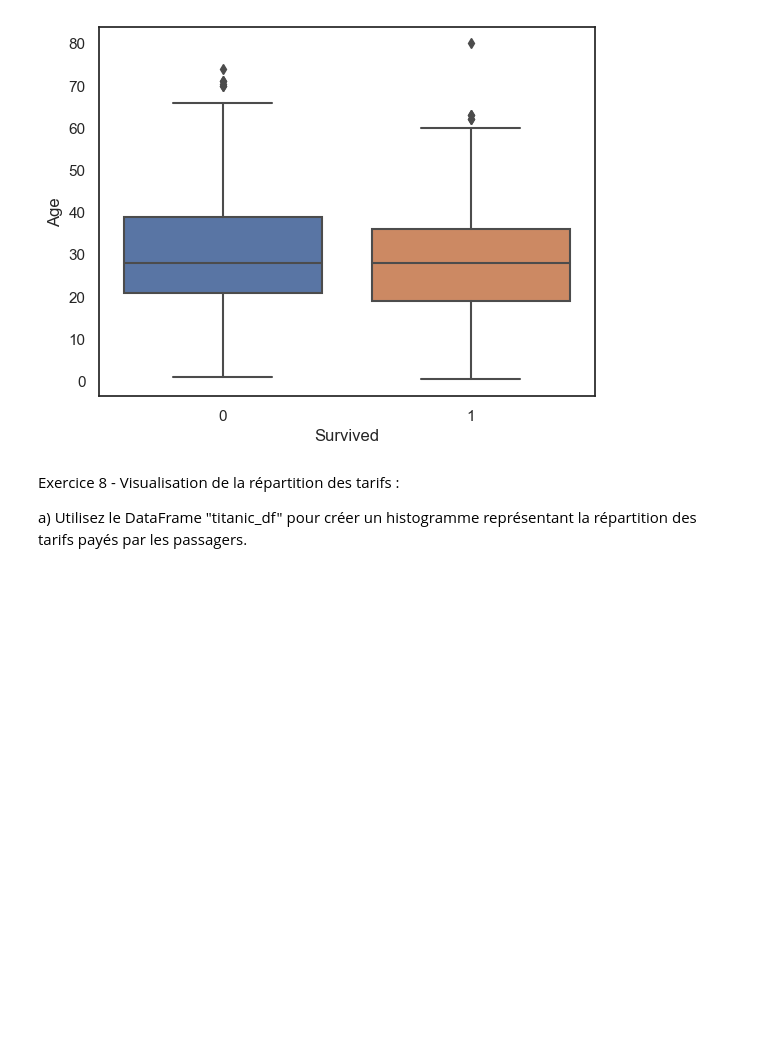
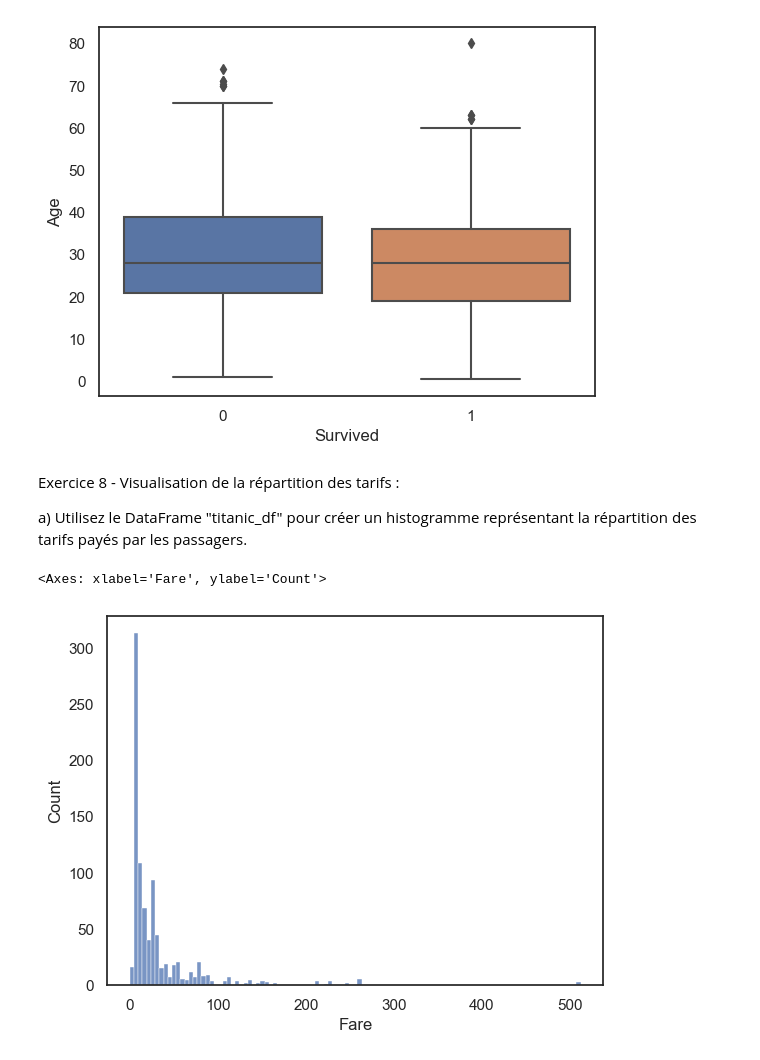
Before and after one commit to JhonatanCaldeira/simplon_datai_2024, a Jupyter notebook: exo_supp/exo_titanic.ipynb, the cells around one changed output. Cells and saved outputs as stored; diff of their text form; code cells hidden in the pictures; blank space fills up the shorter version.

```diff
--- a/exo_supp/exo_titanic.ipynb
+++ b/exo_supp/exo_titanic.ipynb
@@ -94,3 +94,8 @@ sns.boxplot(x="Survived",y="Age",data=titanic_df)
 Exercice 8 - Visualisation de la répartition des tarifs :
 
 a) Utilisez le DataFrame "titanic_df" pour créer un histogramme représentant la répartition des tarifs payés par les passagers.
+# %%
+sns.histplot(titanic_df['Fare'])
+# %% [output]
+<Axes: xlabel='Fare', ylabel='Count'>
+[figure, added]
```
Also changed, not shown: parts of 2 cells of this notebook, 7 other files.
